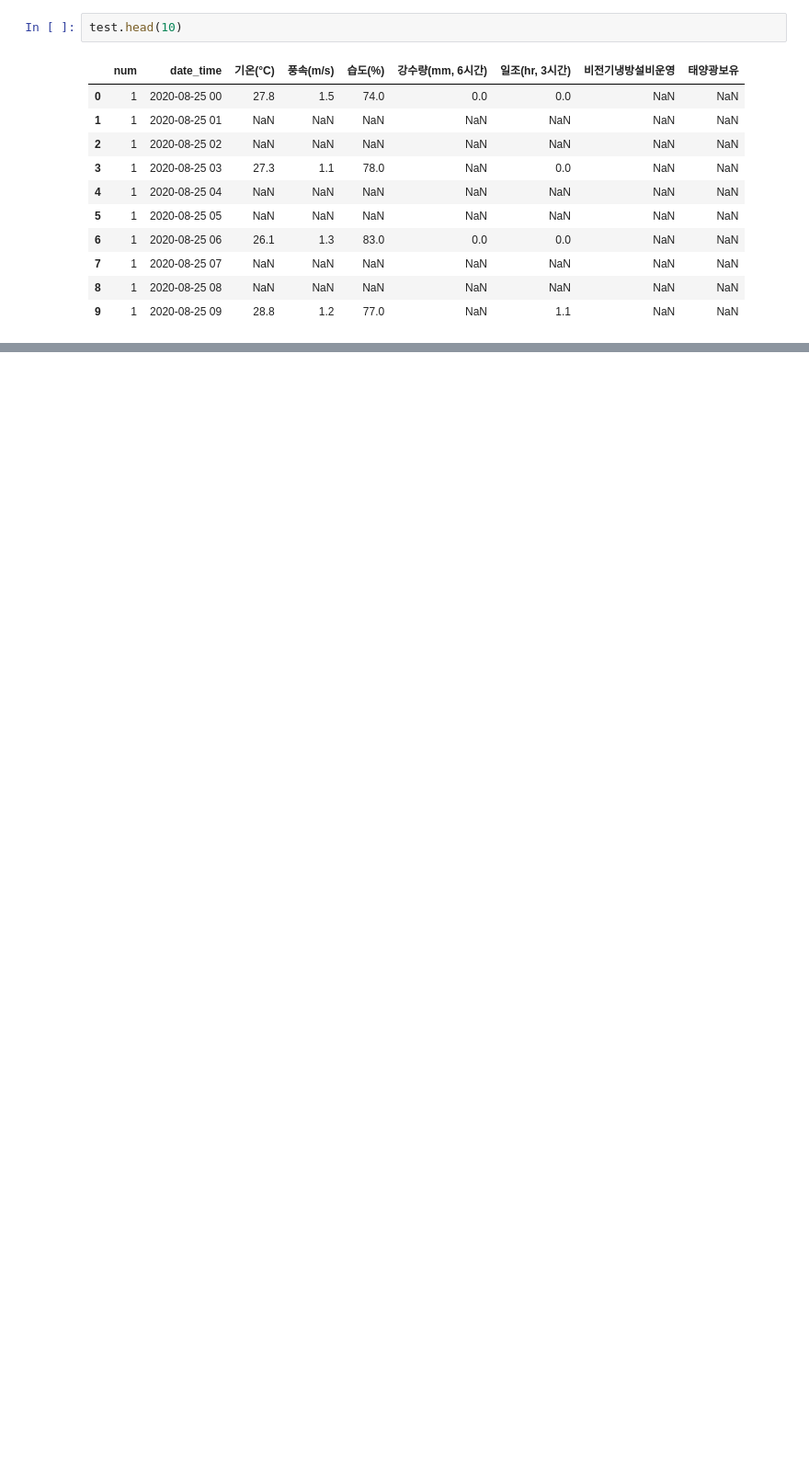
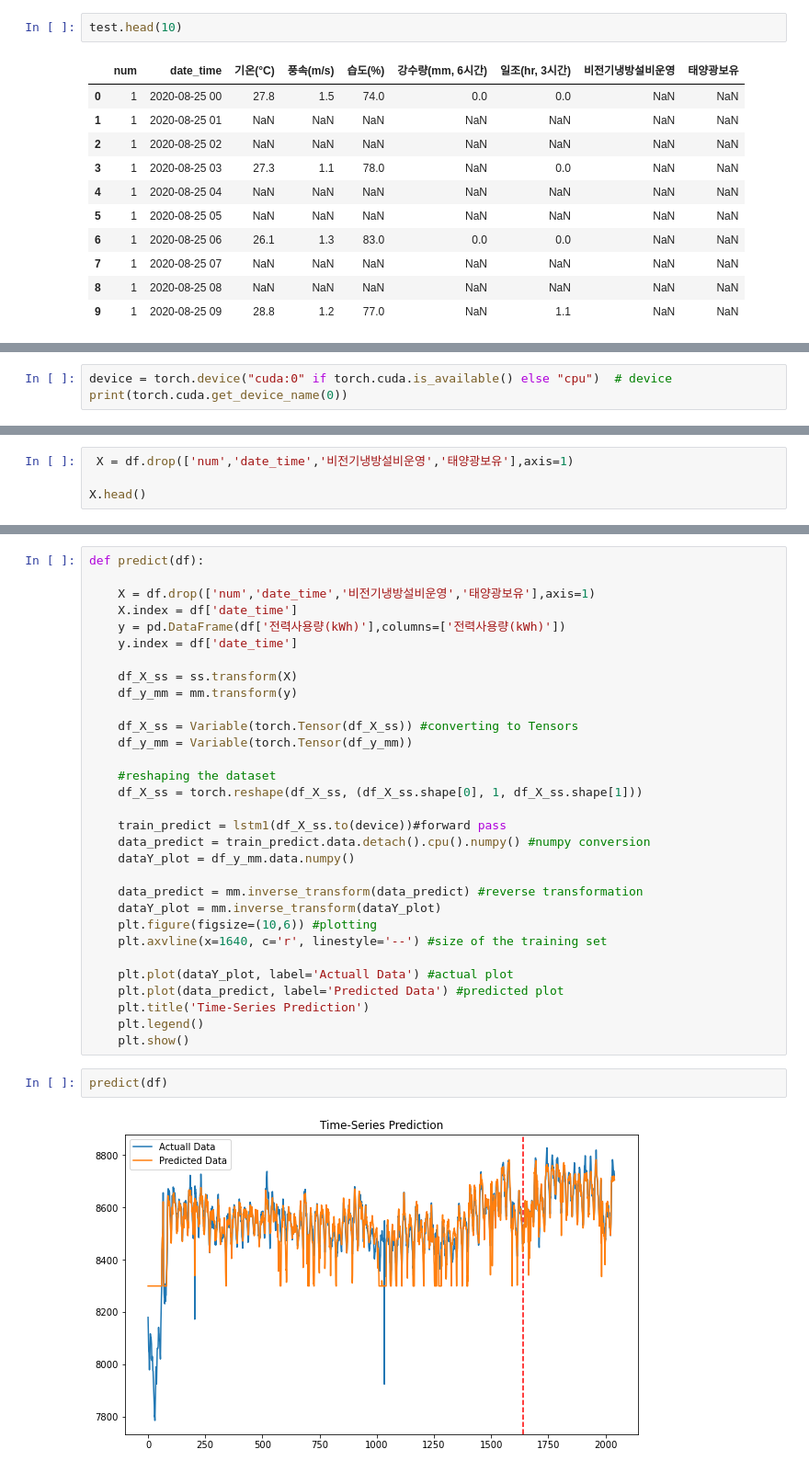
Before and after one commit to impactWhey-KSW/Deep, a Jupyter notebook: power_consumption/power_consumption.ipynb, the cells around one changed output, grey strips where cells are left out. Shown: that part at 92% size. Saved outputs shown, nothing was run; the diff lists cells and outputs as text; blank space fills up the shorter version.

```diff
--- a/power_consumption/power_consumption.ipynb
+++ b/power_consumption/power_consumption.ipynb
@@ -61,0 +169,3 @@ test.head(10)
+# %%
+device = torch.device("cuda:0" if torch.cuda.is_available() else "cpu")  # device
+print(torch.cuda.get_device_name(0))
@@ -61,0 +252,4 @@ test.head(10)
+# %%
+ X = df.drop(['num','date_time','비전기냉방설비운영','태양광보유'],axis=1)
+
+X.head()
@@ -61,0 +263,35 @@ test.head(10)
+# %%
+def predict(df):
+
+    X = df.drop(['num','date_time','비전기냉방설비운영','태양광보유'],axis=1)
+    X.index = df['date_time']
+    y = pd.DataFrame(df['전력사용량(kWh)'],columns=['전력사용량(kWh)'])
+    y.index = df['date_time']
+
+    df_X_ss = ss.transform(X)
+    df_y_mm = mm.transform(y)
+
+    df_X_ss = Variable(torch.Tensor(df_X_ss)) #converting to Tensors
+    df_y_mm = Variable(torch.Tensor(df_y_mm))
+
+    #reshaping the dataset
+    df_X_ss = torch.reshape(df_X_ss, (df_X_ss.shape[0], 1, df_X_ss.shape[1]))
+
+    train_predict = lstm1(df_X_ss.to(device))#forward pass
+    data_predict = train_predict.data.detach().cpu().numpy() #numpy conversion
+    dataY_plot = df_y_mm.data.numpy()
+
+    data_predict = mm.inverse_transform(data_predict) #reverse transformation
+    dataY_plot = mm.inverse_transform(dataY_plot)
+    plt.figure(figsize=(10,6)) #plotting
+    plt.axvline(x=1640, c='r', linestyle='--') #size of the training set
+
+    plt.plot(dataY_plot, label='Actuall Data') #actual plot
+    plt.plot(data_predict, label='Predicted Data') #predicted plot
+    plt.title('Time-Series Prediction')
+    plt.legend()
+    plt.show()
+# %%
+predict(df)
+# %% [output]
+[figure, added]
```
Also changed, not shown: parts of 16 cells of this notebook.
